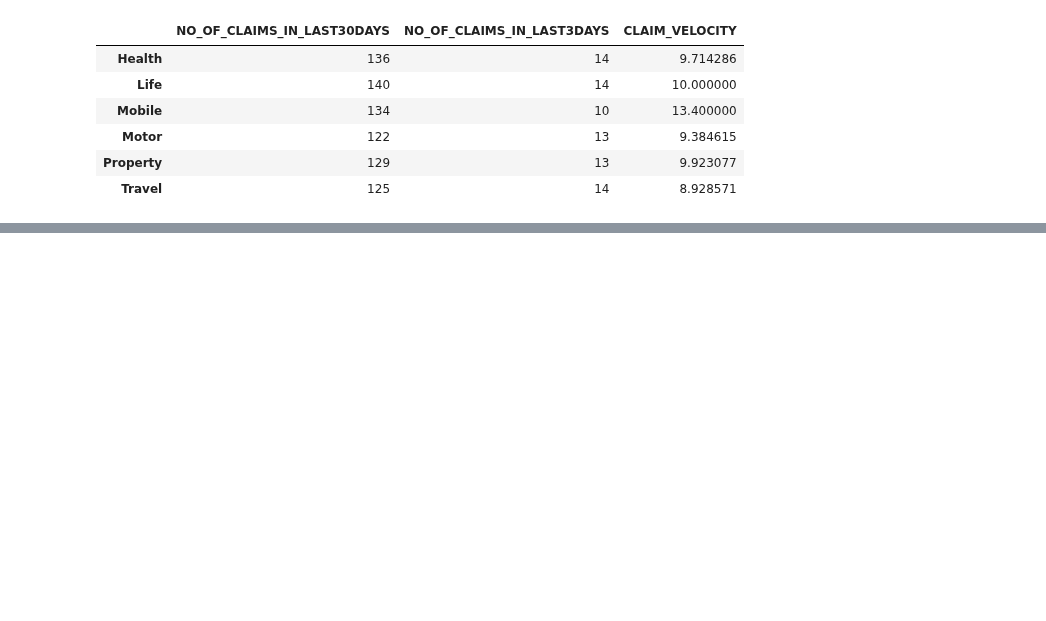
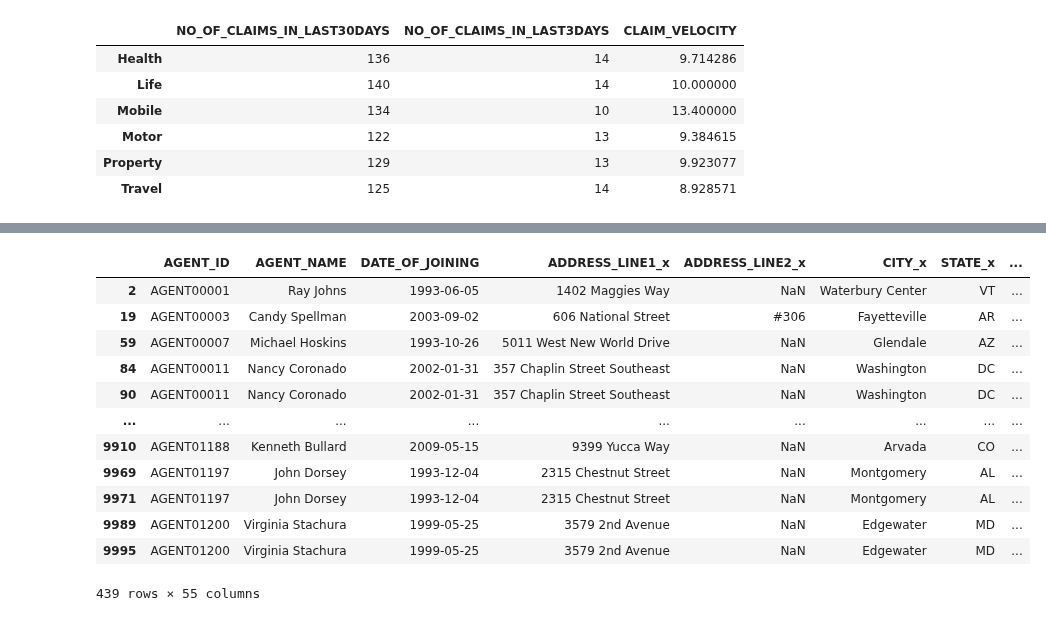
Before and after one commit to Shrez7961/Practice, a Jupyter notebook: Go_Digital_Python_Assesment.ipynb, the cells around one changed output, grey strips where cells are left out. Drawn from its saved outputs; the diff is of its cells as text; code cells hidden in the pictures; blank space fills up the shorter version.

```diff
--- a/Go_Digital_Python_Assesment.ipynb
+++ b/Go_Digital_Python_Assesment.ipynb
@@ -386,0 +441,16 @@ claims
+# %%
+criteria
+# %% [output]
+|  | AGENT_ID | AGENT_NAME | DATE_OF_JOINING | ADDRESS_LINE1_x | ADDRESS_LINE2_x | CITY_x | STATE_x | ... |
+| 2 | AGENT00001 | Ray Johns | 1993-06-05 | 1402 Maggies Way | NaN | Waterbury Center | VT | ... |
+| 19 | AGENT00003 | Candy Spellman | 2003-09-02 | 606 National Street | #306 | Fayetteville | AR | ... |
+| 59 | AGENT00007 | Michael Hoskins | 1993-10-26 | 5011 West New World Drive | NaN | Glendale | AZ | ... |
+| 84 | AGENT00011 | Nancy Coronado | 2002-01-31 | 357 Chaplin Street Southeast | NaN | Washington | DC | ... |
+| 90 | AGENT00011 | Nancy Coronado | 2002-01-31 | 357 Chaplin Street Southeast | NaN | Washington | DC | ... |
+| ... | ... | ... | ... | ... | ... | ... | ... | ... |
+| 9910 | AGENT01188 | Kenneth Bullard | 2009-05-15 | 9399 Yucca Way | NaN | Arvada | CO | ... |
+| 9969 | AGENT01197 | John Dorsey | 1993-12-04 | 2315 Chestnut Street | NaN | Montgomery | AL | ... |
+| 9971 | AGENT01197 | John Dorsey | 1993-12-04 | 2315 Chestnut Street | NaN | Montgomery | AL | ... |
+| 9989 | AGENT01200 | Virginia Stachura | 1999-05-25 | 3579 2nd Avenue | NaN | Edgewater | MD | ... |
+| 9995 | AGENT01200 | Virginia Stachura | 1999-05-25 | 3579 2nd Avenue | NaN | Edgewater | MD | ... |
+439 rows × 55 columns
```
Also changed, not shown: parts of 9 cells of this notebook.
